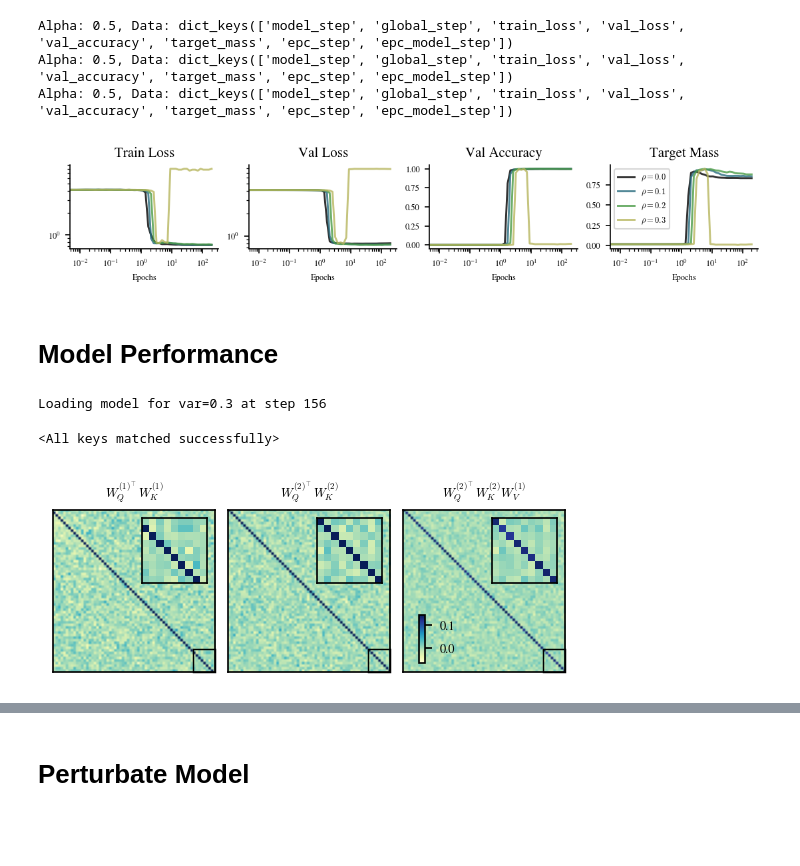
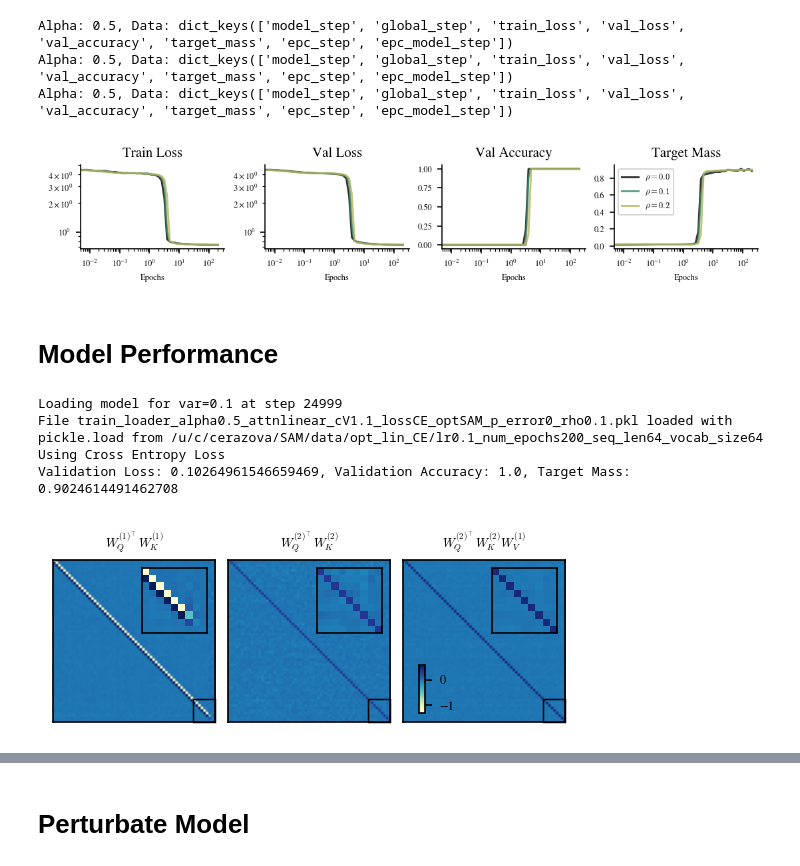
Before and after one commit to CristopherErazo/SAM, a Jupyter notebook: notebooks/26_02_18_Sfm_vs_Linear.ipynb, the cells around one changed output, grey strips where cells are left out. Drawn from its saved outputs; the diff is of its cells as text; code cells hidden in the pictures; blank space fills up the shorter version.

Commit message:
extra plots

```diff
--- a/notebooks/26_02_18_Sfm_vs_Linear.ipynb
+++ b/notebooks/26_02_18_Sfm_vs_Linear.ipynb
@@ -31,25 +55,19 @@ beta_out = 1.0  # Induction head beta_out parameter
 
 # Variable Parameters
 num_epochs = 200 # Number of training epochs
-lr = 0.3 # Learning rate
+lr = 0.1 # Learning rate
 cV = 1.1     # Coefficient for WV1
 alpha = 0.5 # Coefficient for interpolation
 opt = 'SAM' # Optimizer choice  =  'SGD' or 'adam' or 'SAM'
 p_error = 0.0 # Probability of introducing noise in the target for the induction task
 rho = 0.0 # Rho parameter for SAM optimizer
-attn = 'softmax' # Type of attention: linear or softmax
-
-if attn == 'linear':
-    loss = 'MSE' # Type of loss function: CE or MSE
-    experiment_name = 'opt_lin' # Name of the experiment for saving results
-
-elif attn == 'softmax':
-    loss = 'CE' # Type of loss function: CE or MSE
-    experiment_name = 'opt_sfm' # Name of the experiment for saving results
+attn = 'linear' # Type of attention: linear or softmax
+loss = 'CE'
+experiment_name = 'opt_lin_CE'
 
 
 # List of variables to loop over
-variable = [0.0,0.1,0.2]
+variable = [0.0,0.1,0.2][:]
 variable_name = r'$\rho$'
 
 # Load Data
@@ -98,11 +116,11 @@ axes[1].set_yscale('log')
 
 
 
-names_plot = ['vocab_size','seq_len','lr','num_epochs','alpha','cV','opt','p_error','attn']
+names_plot = ['vocab_size','seq_len','lr','num_epochs','alpha','cV','opt','p_error','attn','loss']
 params = make_params_dict(names_plot)
 save_fig(fig, 'learning',params=params,date=True)
 # %% [output]
-[figure, old version]
+[figure, new version]
 # %% [markdown]
 # Model Performance
 # %%
@@ -110,16 +128,17 @@ from sam.small_models import Lin_Sfm_Attention
 from sam.evaluation import evaluate_model_lin_sfm
 import torch.nn as nn
 # %%
+
+
+
+var = 0.1
+rho = var
 fix_names = ['vocab_size','seq_len','lr','num_epochs']
 var_names = ['alpha','cV','opt','rho','p_error','attn','loss']
 params = make_params_dict(fix_names, var_names)
 
-
-
-var = 0.3
-rho = var
 data = results[var]
-step = data['model_step'][-3]
+step = data['model_step'][-1]
 print(f"Loading model for var={var} at step {step}")
 file_path , _, _ = make_data_paths(f'model_{step}', experiment_name, params=params,ext='pt',base_dir='../data')
 # file_path , _, _ = make_data_paths(f'model_{step}', experiment_name, params=params,ext='pt',base_dir='../data')
@@ -128,9 +147,28 @@ model_state = torch.load(file_path)
 device = torch.device('cuda' if torch.cuda.is_available() else 'cpu')
 model = Lin_Sfm_Attention(vocab_size,seq_len,attn=attn).to(device)
 model.load_state_dict(model_state)
+
+train_loader = load_data('train_loader',experiment_name,params=params,show=True)
+val_loader = load_data('val_loader',experiment_name,params=params,show=False)
+
+
+if loss == 'CE':
+    print("Using Cross Entropy Loss")
+    CE_loss = nn.CrossEntropyLoss(label_smoothing=0.0)
+    loss_fn = CE_loss
+elif loss == 'MSE':
+    print("Using Mean Squared Error Loss")
+    MSE_loss = nn.MSELoss()
+    loss_fn = MSE_loss
+
+# Evaluate the model
+val_loss , val_accuracy , target_mass =  evaluate_model_lin_sfm(model, train_loader, device, loss_fn,loss_type=loss)
+print(f"Validation Loss: {val_loss}, Validation Accuracy: {val_accuracy}, Target Mass: {target_mass}")
 # %% [output]
-Loading model for var=0.3 at step 156
+Loading model for var=0.1 at step 24999
+File train_loader_alpha0.5_attnlinear_cV1.1_lossCE_optSAM_p_error0_rho0.1.pkl loaded with pickle.load from /u/c/cerazova/SAM/data/opt_lin_CE/lr0.1_num_epochs200_seq_len64_vocab_size64
+Using Cross Entropy Loss
+Validation Loss: 0.10264961546659469, Validation Accuracy: 1.0, Target Mass: 0.9024614491462708
-<All keys matched successfully>
 # %%
 set_font_sizes(conf='tight')
 cmap = 'YlGnBu'
@@ -164,32 +202,32 @@ for j , lb in enumerate(titles):
     # mx = M.max()
     # ax.pcolormesh(x,x[::-1],M,cmap=cmap,vmax=mx*0.3,shading=None)
     im = ax.imshow(M,cmap=cmap,vmax=mx,vmin=mn)
     # Insert axis to show closer look at the top-left corner
     if True:
         axins = ax.inset_axes([0.55, 0.55, 0.4, 0.4])  # [x0, y0, width, height]
         axins.spines[['bottom','left','top','right']].set_visible(True)
         # axins.pcolormesh(x,x[::-1],M,cmap=cmap,vmax=mx*0.3)
         axins.imshow(M,cmap=cmap,vmax=mx,vmin=mn)
         # axins.plot([0,V],[0,V],ls='--',c='red',lw=0.5)
         axins.set_xlim(V-9.5,V-0.5)
         axins.set_ylim(V-0.5,V-9.5)
         axins.set_xticks([])
         axins.set_yticks([])
         # ax.indicate_inset_zoom(axins, edgecolor='black', lw=0.5)
         box, c1 = ax.indicate_inset_zoom(axins, edgecolor="black", alpha=1,lw=0.7)
         c1[0].set_visible(False)
         c1[1].set_visible(False)
         c1[2].set_visible(False)
         c1[3].set_visible(False)
         # ax.indicate_inset_zoom(axins, edgecolor="black", alpha=1,lw=0.7)
         plt.setp([c1[:]], linestyle=":", lw=0.7)
 
 cbar_ax = fig.add_axes([0.71, 0.2, 0.01, 0.2])  # [left, bottom, width, height]
 cbar = fig.colorbar(axes[0].images[0], cax=cbar_ax)
 
 
-names_plot = ['vocab_size','seq_len','lr','num_epochs','alpha','cV','opt','rho','p_error','attn']
+names_plot = ['vocab_size','seq_len','lr','num_epochs','alpha','cV','opt','rho','p_error','attn','loss']
 params = make_params_dict(names_plot)
 # save_fig(fig, 'matrices_end',params=params,date=True)
 # %% [output]
-[figure, old version]
+[figure, new version]
```
Also changed, not shown: parts of 5 cells of this notebook, 14 other files.
